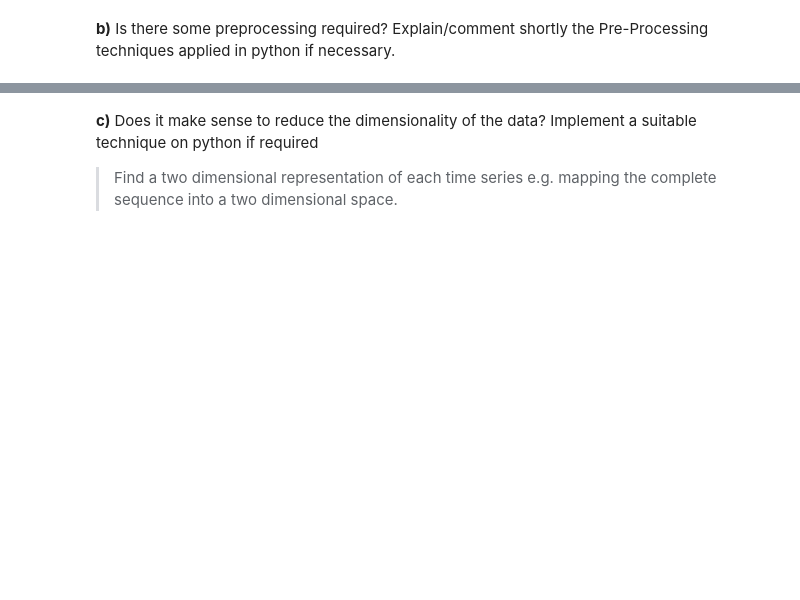
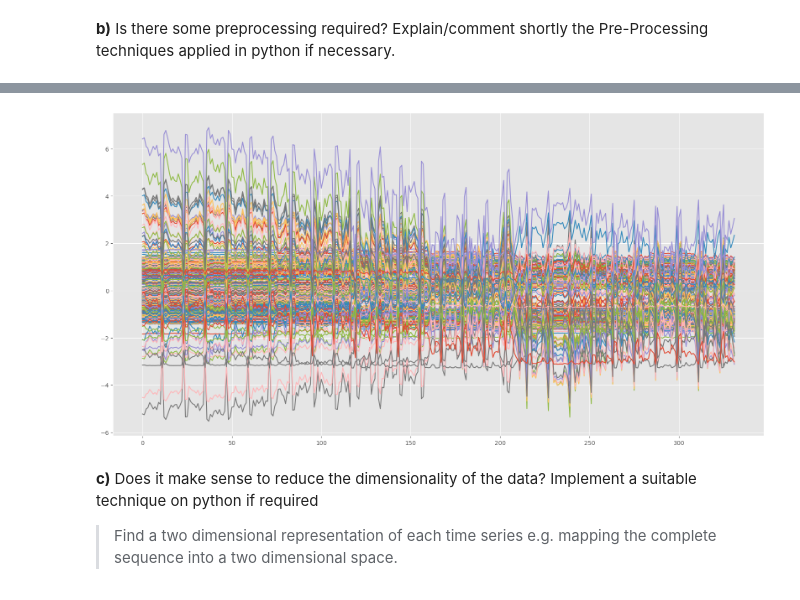
Before and after one commit to KlaraGtknst/TSDM_WS23_34, a Jupyter notebook: Exercise_09_Clustering.ipynb, the cells around one changed output, grey strips where cells are left out. Saved outputs shown, nothing was run; the diff lists cells and outputs as text; code cells hidden in the pictures; blank space fills up the shorter version.

```diff
--- a/Exercise_09_Clustering.ipynb
+++ b/Exercise_09_Clustering.ipynb
@@ -48,3 +61,11 @@ plt.style.use('ggplot')
+# %%
+plt.figure(figsize=(20,10))
+plt.plot(x_scaled.T)
+#for i in x: äquivalent
+#    plt.plot(i)
+plt.show()
+# %% [output]
+[figure, added]
 # %% [markdown]
 **c)** Does it make sense to reduce the dimensionality of the data? Implement a suitable technique on python if required
 
```
Also changed, not shown: parts of 19 cells of this notebook, 1 other file.
